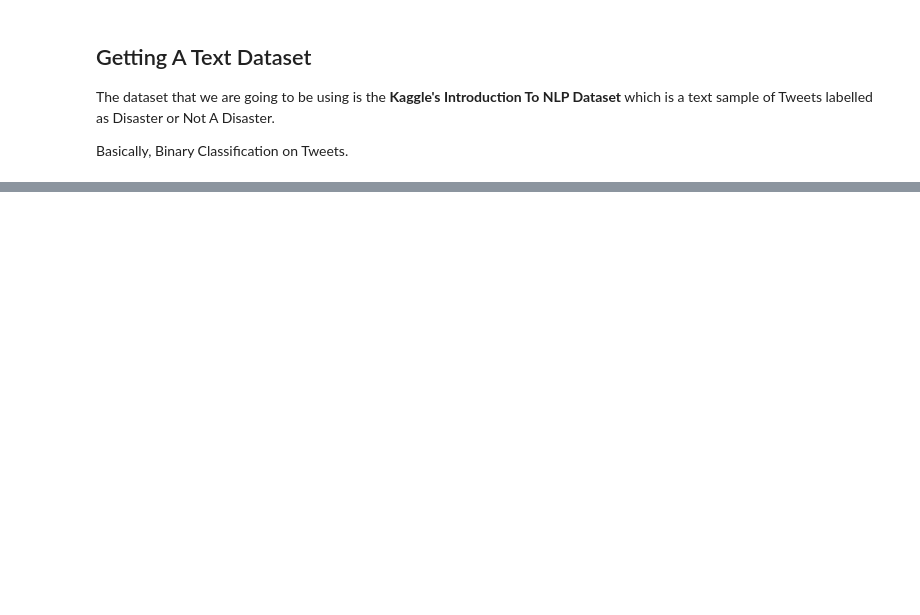
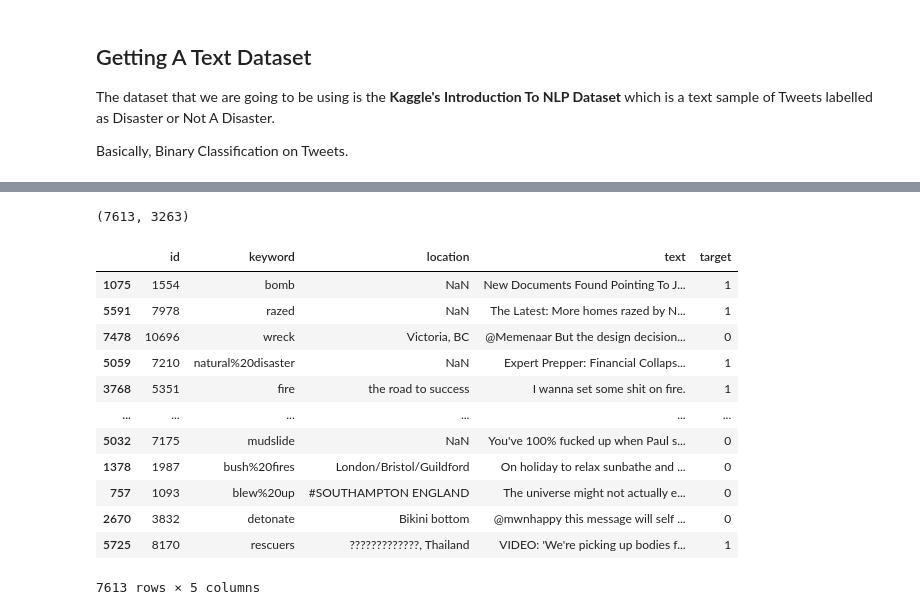
Before and after one commit to kshipra-jadav/ztm-dl, a Jupyter notebook: Introduction_To_NLP_with_TensorFlow_ZTM.ipynb, the cells around one changed output, grey strips where cells are left out. Drawn from its saved outputs; the diff is of its cells as text; code cells hidden in the pictures; blank space fills up the shorter version.

```diff
--- a/Introduction_To_NLP_with_TensorFlow_ZTM.ipynb
+++ b/Introduction_To_NLP_with_TensorFlow_ZTM.ipynb
@@ -41,0 +97,22 @@ unzip_data("nlp_getting_started.zip")
+# %%
+len(train_df), len(test_df)
+# %% [output]
+(7613, 3263)
+# %%
+train_df_shuffled = train_df.sample(frac=1, random_state=19)
+
+train_df_shuffled
+# %% [output]
+|  | id | keyword | location | text | target |
+| 1075 | 1554 | bomb | NaN | New Documents Found Pointing To J... | 1 |
+| 5591 | 7978 | razed | NaN | The Latest: More homes razed by N... | 1 |
+| 7478 | 10696 | wreck | Victoria, BC | @Memenaar But the design decision... | 0 |
+| 5059 | 7210 | natural%20disaster | NaN | Expert Prepper: Financial Collaps... | 1 |
+| 3768 | 5351 | fire | the road to success | I wanna set some shit on fire. | 1 |
+| ... | ... | ... | ... | ... | ... |
+| 5032 | 7175 | mudslide | NaN | You've 100% fucked up when Paul s... | 0 |
+| 1378 | 1987 | bush%20fires | London/Bristol/Guildford | On holiday to relax sunbathe and ... | 0 |
+| 757 | 1093 | blew%20up | #SOUTHAMPTON ENGLAND | The universe might not actually e... | 0 |
+| 2670 | 3832 | detonate | Bikini bottom | @mwnhappy this message will self ... | 0 |
+| 5725 | 8170 | rescuers | ?????????????, Thailand | VIDEO: 'We're picking up bodies f... | 1 |
+7613 rows × 5 columns
```
Also changed, not shown: parts of 17 cells of this notebook.
